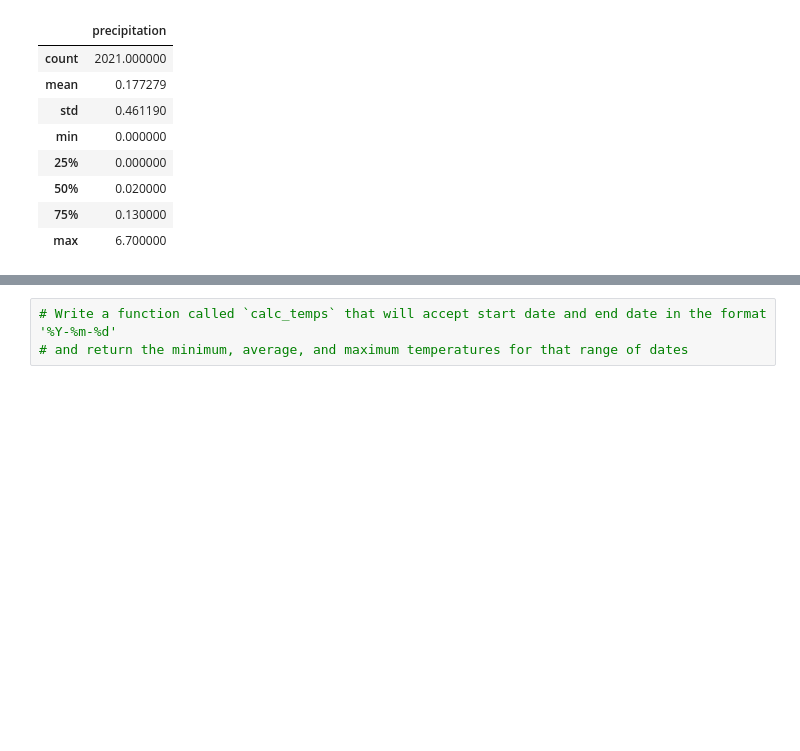
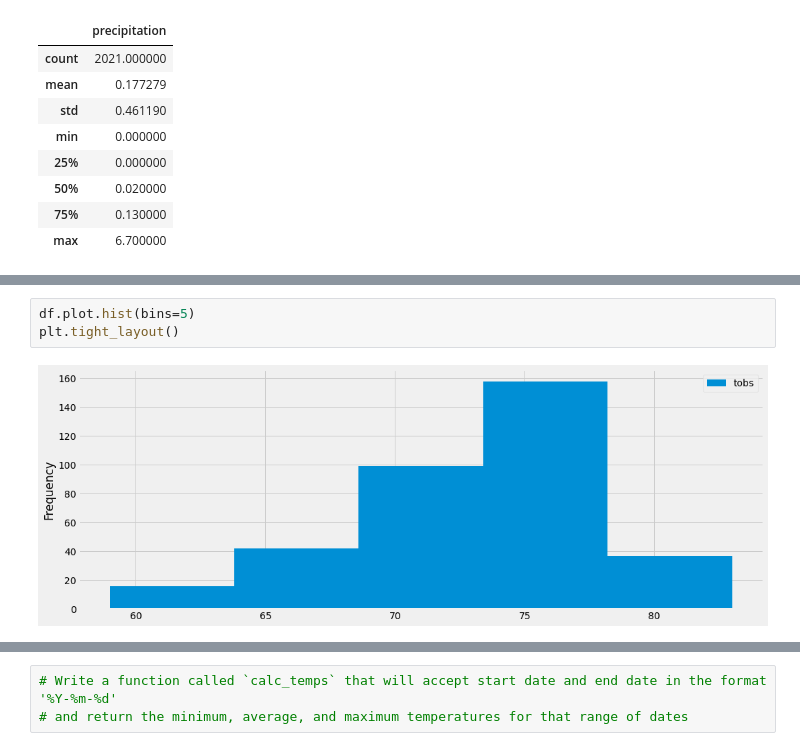
Before and after one commit to lindseyasterman/surfs_up, a Jupyter notebook: climate_analysis.ipynb, the cells around one changed output, grey strips where cells are left out. Saved outputs shown, nothing was run; the diff lists cells and outputs as text; blank space fills up the shorter version.

```diff
--- a/climate_analysis.ipynb
+++ b/climate_analysis.ipynb
@@ -108,0 +154,5 @@ df.describe()
+# %%
+df.plot.hist(bins=5)
+plt.tight_layout()
+# %% [output]
+[figure, added]
```
Also changed, not shown: parts of 7 cells of this notebook.
